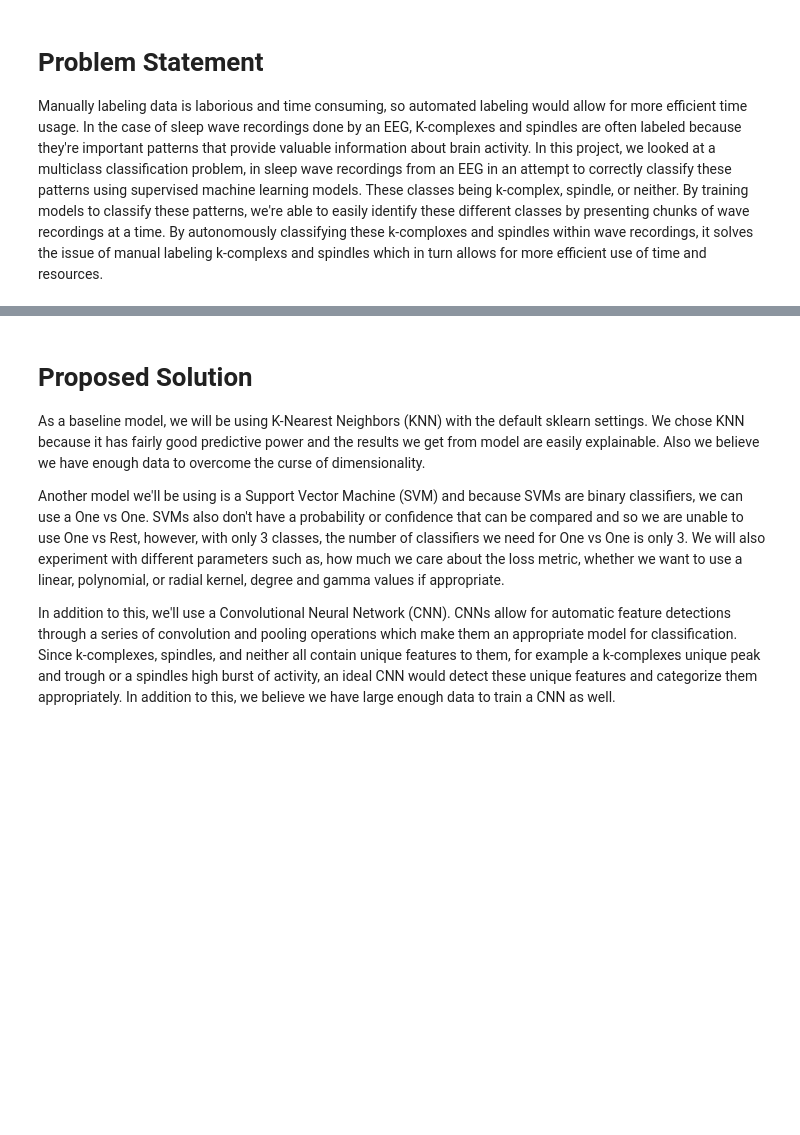
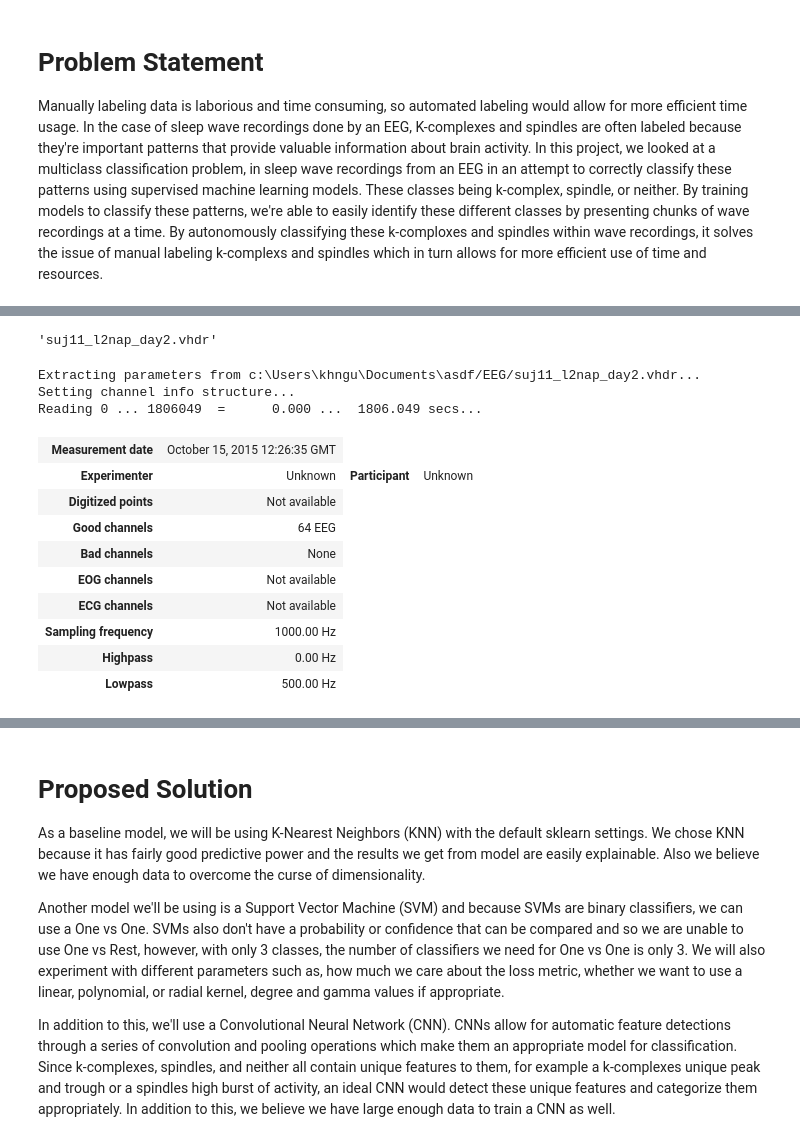
Before and after one commit to COGS118A/Group016-Sp22, a Jupyter notebook: FinalProject_group016.ipynb, the cells around one changed output, grey strips where cells are left out. Drawn from its saved outputs; the diff is of its cells as text; code cells hidden in the pictures; blank space fills up the shorter version.

```diff
--- a/FinalProject_group016.ipynb
+++ b/FinalProject_group016.ipynb
@@ -97,0 +43,27 @@ for i in range(5):
+# %%
+path_raw_EEG = os.getcwd() + '/EEG'
+
+# Pick a participant
+participant = 1
+
+participant_vhdr = os.listdir(path_raw_EEG)[3*participant-2]
+participant_vhdr
+# %% [output]
+'suj11_l2nap_day2.vhdr'
+# %%
+raw = mne.io.read_raw_brainvision(path_raw_EEG + '/' + participant_vhdr, preload=True)
+raw.info
+# %% [output]
+Extracting parameters from c:\Users\khngu\Documents\asdf/EEG/suj11_l2nap_day2.vhdr...
+Setting channel info structure...
+Reading 0 ... 1806049  =      0.000 ...  1806.049 secs...
+| Measurement date | October 15, 2015 12:26:35 GMT |
+| Experimenter | Unknown | Participant | Unknown |
+| Digitized points | Not available |
+| Good channels | 64 EEG |
+| Bad channels | None |
+| EOG channels | Not available |
+| ECG channels | Not available |
+| Sampling frequency | 1000.00 Hz |
+| Highpass | 0.00 Hz |
+| Lowpass | 500.00 Hz |
```
Also changed, not shown: parts of 37 cells of this notebook.
